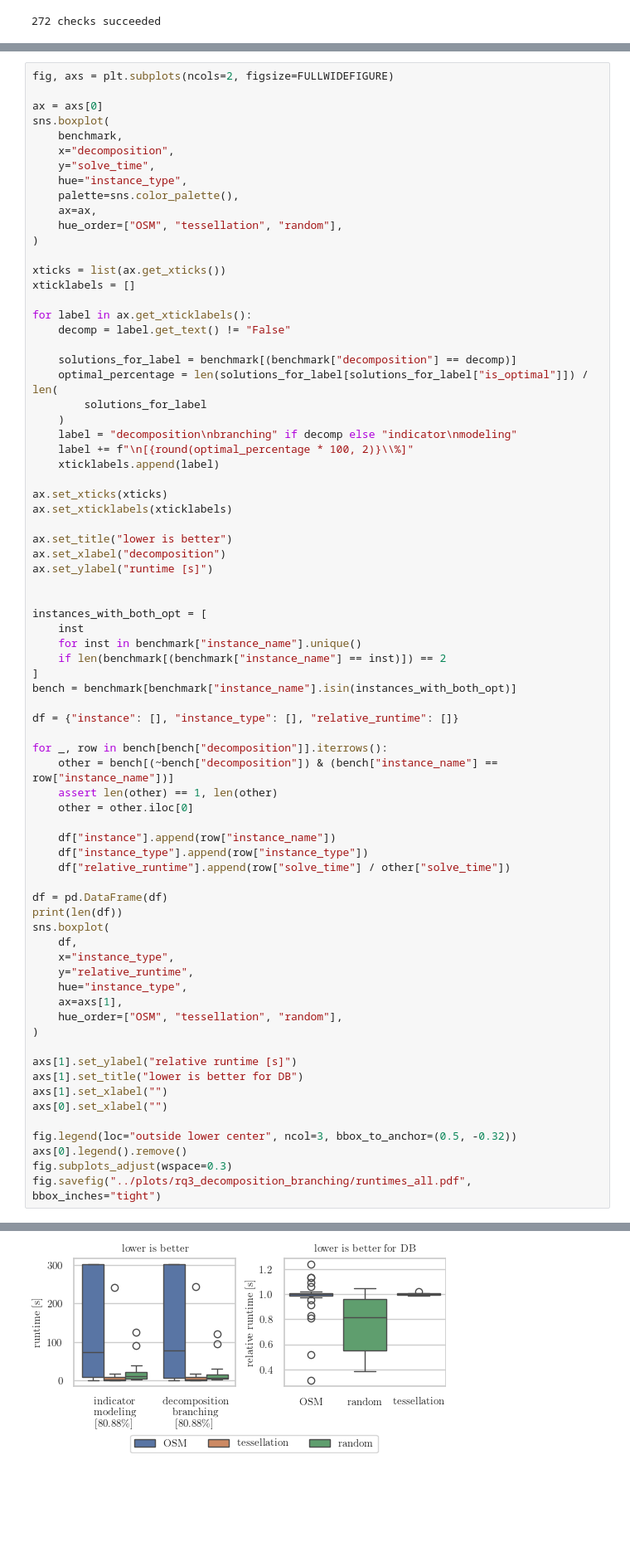
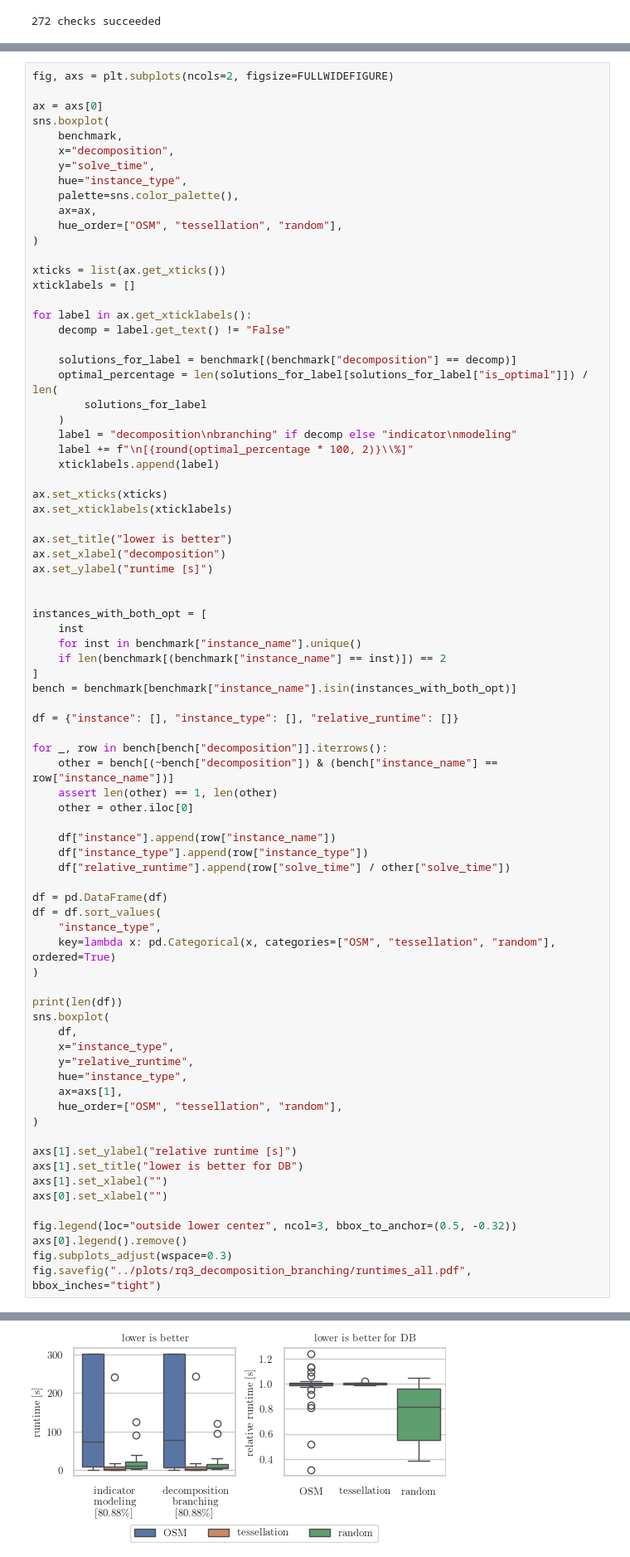
Before and after one commit to tubs-alg/TSPN-SoCG-2026, a Jupyter notebook: evaluation/rq3_decomposition_branching/02_look_at_solutions.ipynb, the cells around one changed output, grey strips where cells are left out. Shown at 83% size. Cells and saved outputs as stored; diff of their text form; blank space fills up the shorter version.

```diff
--- a/evaluation/rq3_decomposition_branching/02_look_at_solutions.ipynb
+++ b/evaluation/rq3_decomposition_branching/02_look_at_solutions.ipynb
@@ -202,31 +202,36 @@ for _, row in bench[bench["decomposition"]].iterrows():
     other = bench[(~bench["decomposition"]) & (bench["instance_name"] == row["instance_name"])]
     assert len(other) == 1, len(other)
     other = other.iloc[0]
 
     df["instance"].append(row["instance_name"])
     df["instance_type"].append(row["instance_type"])
     df["relative_runtime"].append(row["solve_time"] / other["solve_time"])
 
 df = pd.DataFrame(df)
+df = df.sort_values(
+    "instance_type",
+    key=lambda x: pd.Categorical(x, categories=["OSM", "tessellation", "random"], ordered=True)
+)
+
 print(len(df))
 sns.boxplot(
     df,
     x="instance_type",
     y="relative_runtime",
     hue="instance_type",
     ax=axs[1],
     hue_order=["OSM", "tessellation", "random"],
 )
 
 axs[1].set_ylabel("relative runtime [s]")
 axs[1].set_title("lower is better for DB")
 axs[1].set_xlabel("")
 axs[0].set_xlabel("")
 
 fig.legend(loc="outside lower center", ncol=3, bbox_to_anchor=(0.5, -0.32))
 axs[0].legend().remove()
 fig.subplots_adjust(wspace=0.3)
 fig.savefig("../plots/rq3_decomposition_branching/runtimes_all.pdf", bbox_inches="tight")
 # %% [output]
 68
-[figure, old version]
+[figure, new version]
```
